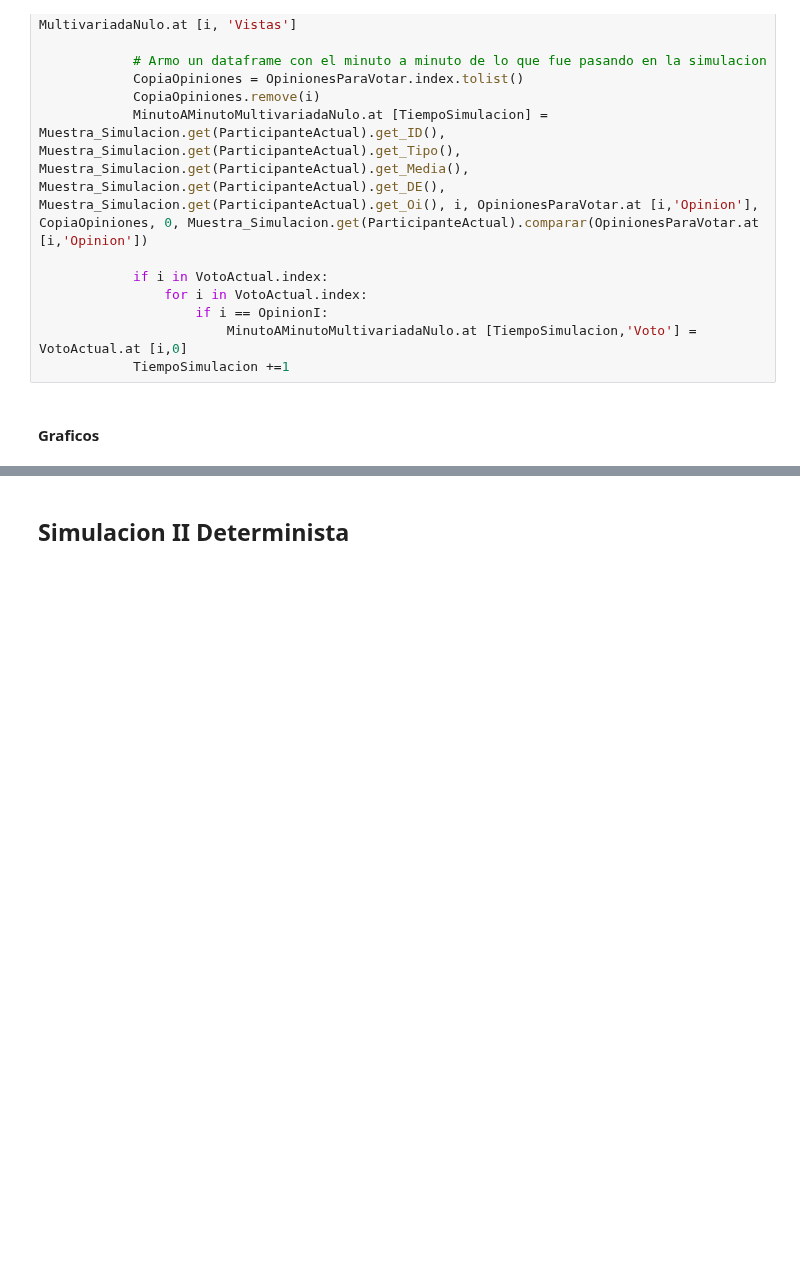
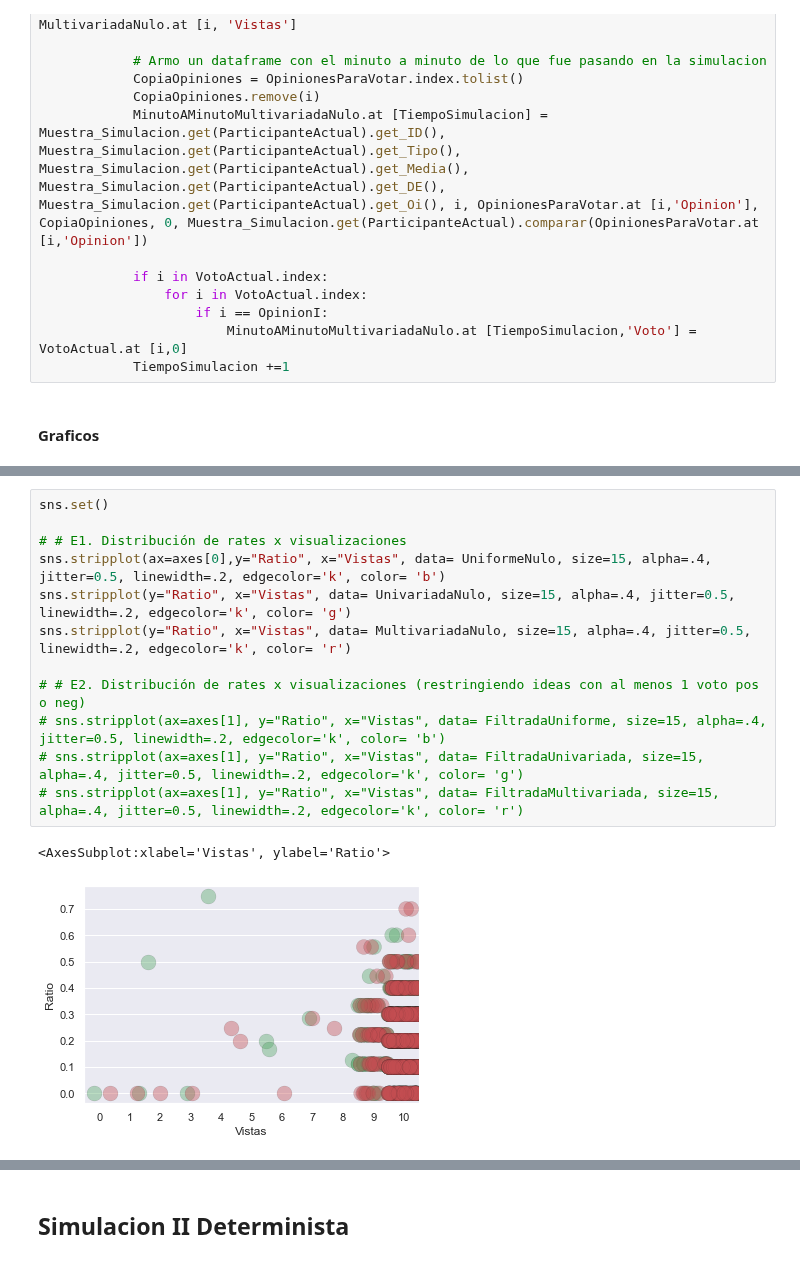
Before and after one commit to MariannoSalgado/Simulacion-RS, a Jupyter notebook: Modelado de opiniones y su impacto en la generación de consensos y disensos en una plataforma de CrowdSourcing.ipynb, the cells around one changed output, grey strips where cells are left out. Cells and saved outputs as stored; diff of their text form; blank space fills up the shorter version.

```diff
--- a/Modelado de opiniones y su impacto en la generación de consensos y disensos en una plataforma de CrowdSourcing.ipynb
+++ b/Modelado de opiniones y su impacto en la generación de consensos y disensos en una plataforma de CrowdSourcing.ipynb
@@ -587,0 +501,15 @@ ax[8].title.set_text ('Ratio x visualizaciones (> 0)')
+# %%
+sns.set()
+
+# # E1. Distribución de rates x visualizaciones
+sns.stripplot(ax=axes[0],y="Ratio", x="Vistas", data= UniformeNulo, size=15, alpha=.4, jitter=0.5, linewidth=.2, edgecolor='k', color= 'b')
+sns.stripplot(y="Ratio", x="Vistas", data= UnivariadaNulo, size=15, alpha=.4, jitter=0.5, linewidth=.2, edgecolor='k', color= 'g')
+sns.stripplot(y="Ratio", x="Vistas", data= MultivariadaNulo, size=15, alpha=.4, jitter=0.5, linewidth=.2, edgecolor='k', color= 'r')
+
+# # E2. Distribución de rates x visualizaciones (restringiendo ideas con al menos 1 voto pos o neg)
+# sns.stripplot(ax=axes[1], y="Ratio", x="Vistas", data= FiltradaUniforme, size=15, alpha=.4, jitter=0.5, linewidth=.2, edgecolor='k', color= 'b')
+# sns.stripplot(ax=axes[1], y="Ratio", x="Vistas", data= FiltradaUnivariada, size=15, alpha=.4, jitter=0.5, linewidth=.2, edgecolor='k', color= 'g')
+# sns.stripplot(ax=axes[1], y="Ratio", x="Vistas", data= FiltradaMultivariada, size=15, alpha=.4, jitter=0.5, linewidth=.2, edgecolor='k', color= 'r')
+# %% [output]
+<AxesSubplot:xlabel='Vistas', ylabel='Ratio'>
+[figure, added]
```
Also changed, not shown: parts of 54 cells of this notebook.
